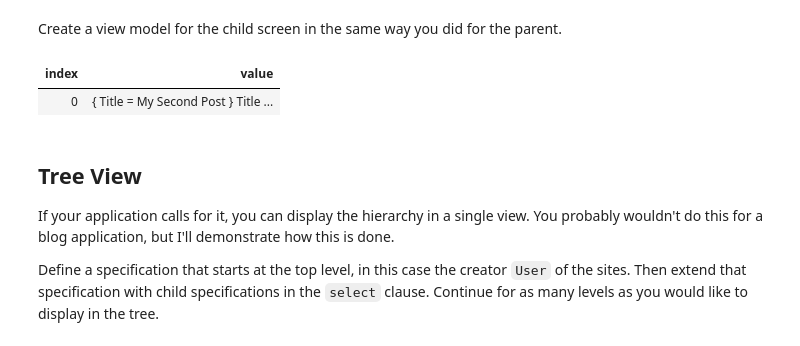
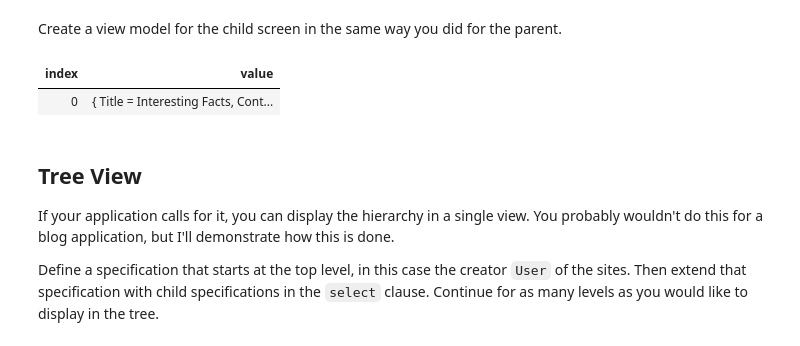
Before and after one commit to jinaga/BlogMaui, a Jupyter notebook: Notebooks/Modeling.ipynb, the cells around one changed output. Cells and saved outputs as stored; diff of their text form; code cells hidden in the pictures.

```diff
--- a/Notebooks/Modeling.ipynb
+++ b/Notebooks/Modeling.ipynb
@@ -473,13 +484,14 @@ Create a view model for the child screen in the same way you did for the parent.
 # %%
 var postsViewModel = posts.Select(p => new
 {
-    Title = p.Title.FirstOrDefault() ?? "New post"
+    Title = p.Title.FirstOrDefault() ?? "New post",
+    Content = p.Content.FirstOrDefault() ?? ""
 });
 
 postsViewModel
 # %% [output]
 | index | value |
-| 0 | { Title = My Second Post } Title ... |
+| 0 | { Title = Interesting Facts, Cont... |
 # %% [markdown]
 ## Tree View
 
```
Also changed, not shown: parts of 37 cells of this notebook.
